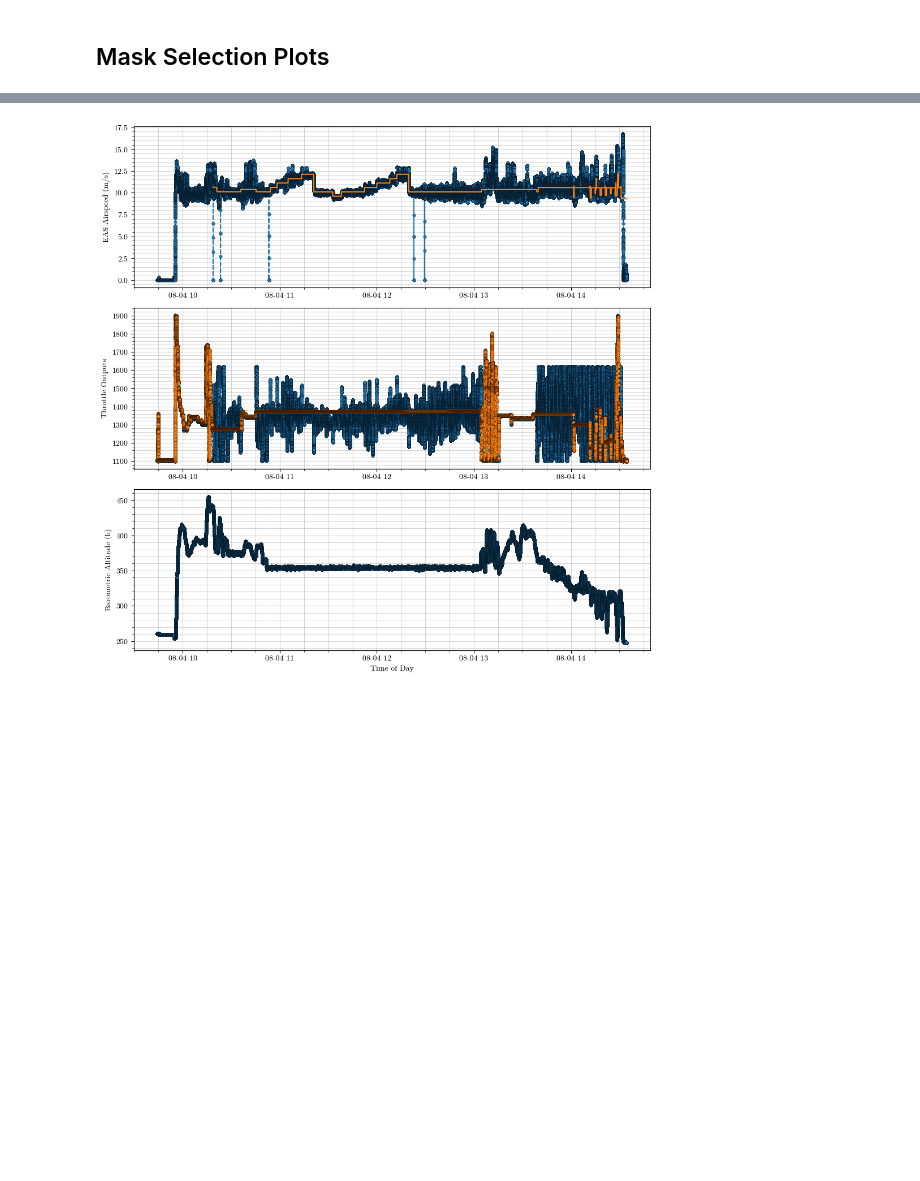
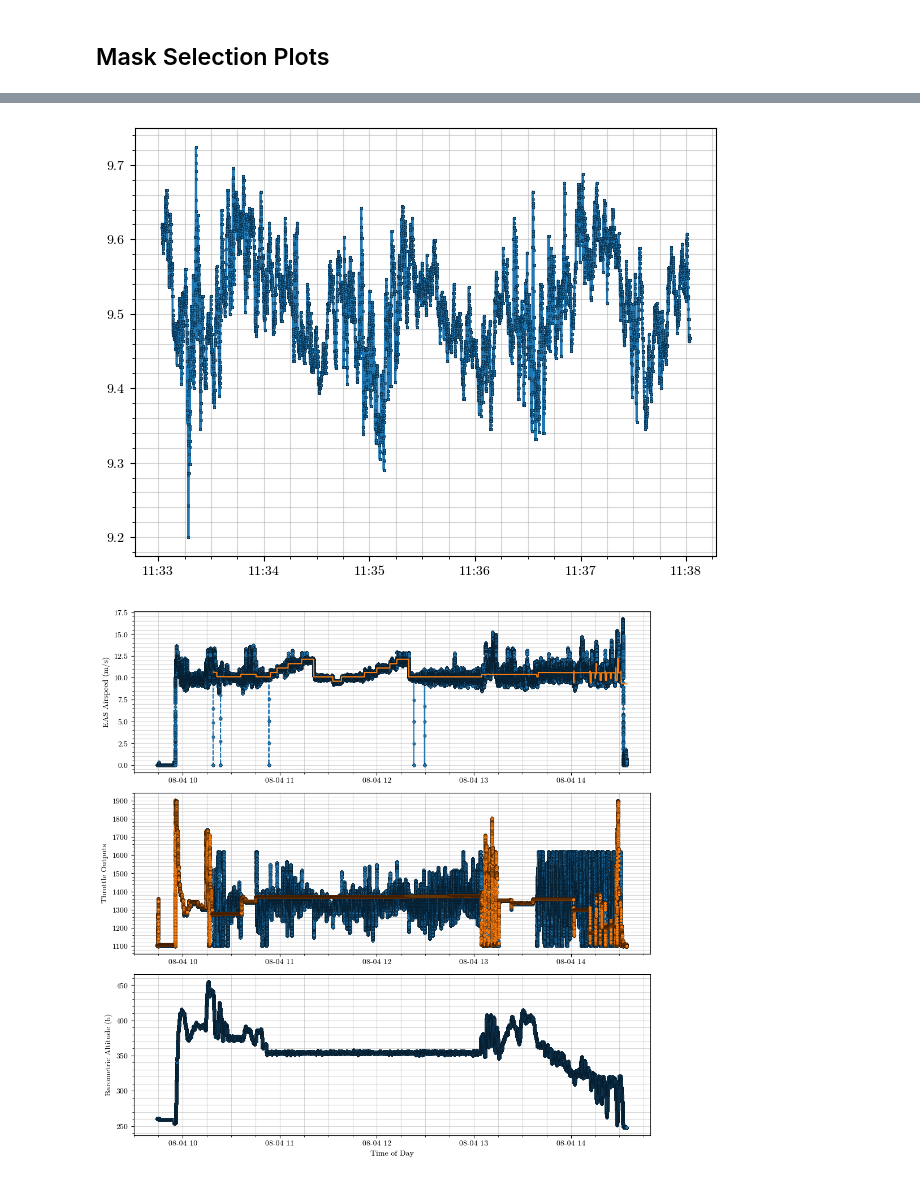
Before and after one commit to wkemp-edu/ArduPilot_AnalysisSuite, a Jupyter notebook: Investigations/Performance_Investigations/2021-08-04_CREATeV_cruise_100Hz.ipynb, the cells around one changed output, grey strips where cells are left out. Drawn from its saved outputs; the diff is of its cells as text; code cells hidden in the pictures; blank space fills up the shorter version.

```diff
--- a/Investigations/Performance_Investigations/2021-08-04_CREATeV_cruise_100Hz.ipynb
+++ b/Investigations/Performance_Investigations/2021-08-04_CREATeV_cruise_100Hz.ipynb
@@ -48,3 +62,9 @@ df = testing.df
+# %%
+plt.figure()
+plt.plot(testing.df[testing.masks[-1]].Airspeed_Sensor0)
+plt.show()
+# %% [output]
+[figure, added]
 # %%
 # Plotting Airspeed, Establishing Cruising Time Intervals
 
```
Also changed, not shown: parts of 7 cells of this notebook, 1 other file.
